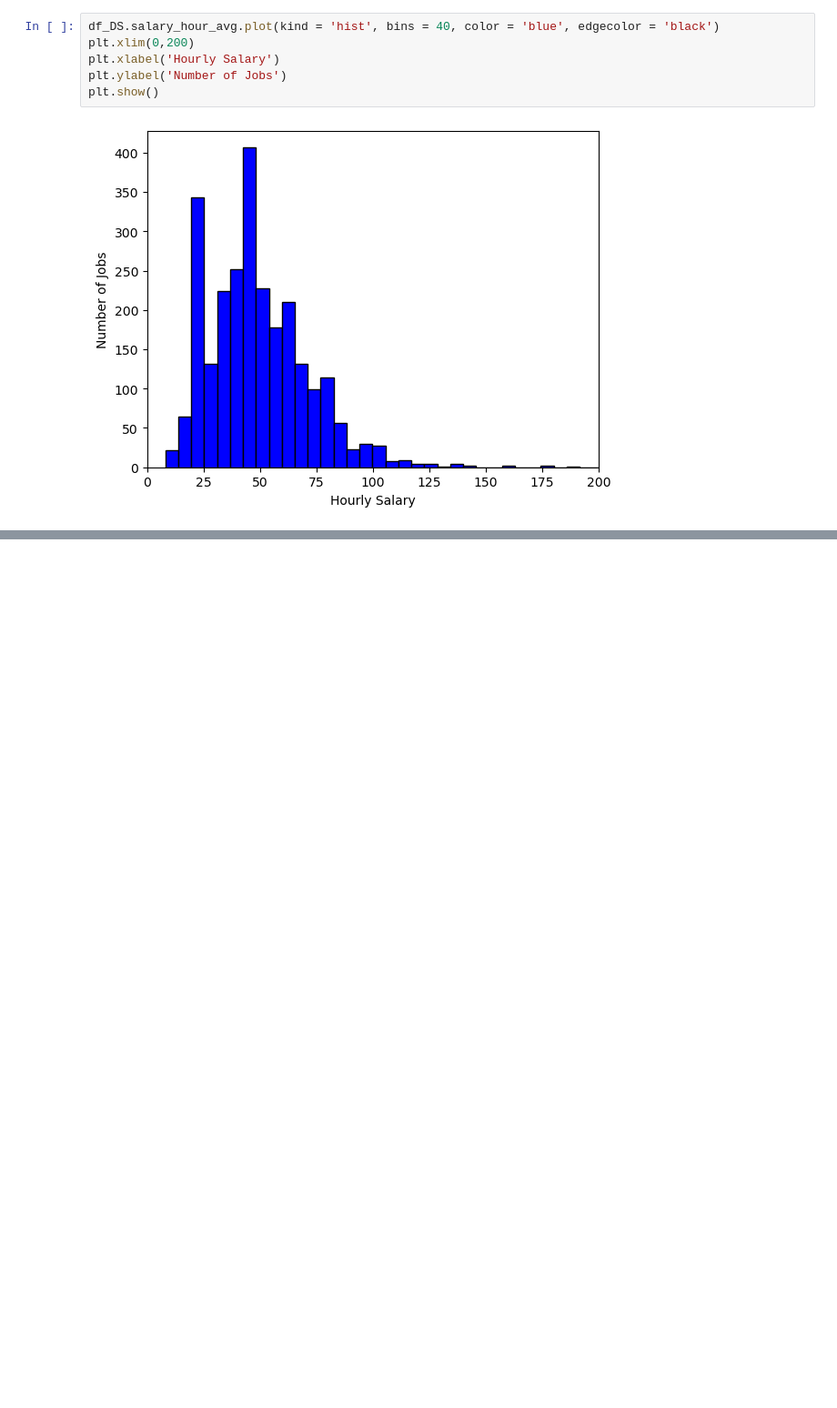
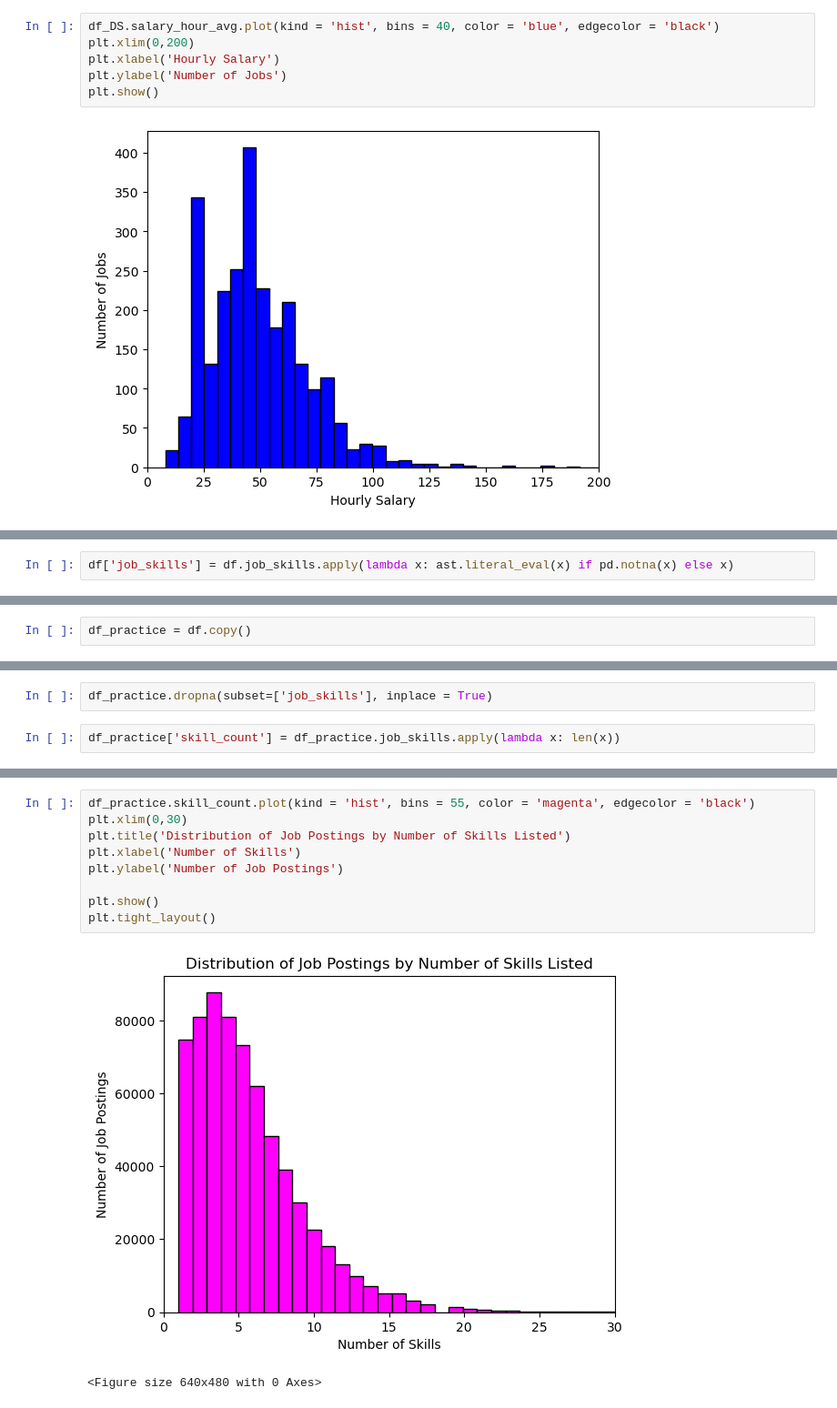
Before and after one commit to arpitkumar47/luke_python_course, a Jupyter notebook: 2_Advanced/2_luke_advanced_matplotlib.ipynb, the cells around one changed output, grey strips where cells are left out. Shown at 91% size. Cells and saved outputs as stored; diff of their text form; blank space fills up the shorter version.

```diff
--- a/2_Advanced/2_luke_advanced_matplotlib.ipynb
+++ b/2_Advanced/2_luke_advanced_matplotlib.ipynb
@@ -1089,0 +1146,2 @@ plt.show()
+# %%
+df['job_skills'] = df.job_skills.apply(lambda x: ast.literal_eval(x) if pd.notna(x) else x)
@@ -1089,0 +1157,2 @@ plt.show()
+# %%
+df_practice = df.copy()
@@ -1089,0 +1165,4 @@ plt.show()
+# %%
+df_practice.dropna(subset=['job_skills'], inplace = True)
+# %%
+df_practice['skill_count'] = df_practice.job_skills.apply(lambda x: len(x))
@@ -1089,0 +1178,12 @@ plt.show()
+# %%
+df_practice.skill_count.plot(kind = 'hist', bins = 55, color = 'magenta', edgecolor = 'black')
+plt.xlim(0,30)
+plt.title('Distribution of Job Postings by Number of Skills Listed')
+plt.xlabel('Number of Skills')
+plt.ylabel('Number of Job Postings')
+
+plt.show()
+plt.tight_layout()
+# %% [output]
+[figure, added]
+<Figure size 640x480 with 0 Axes>
```
Also changed, not shown: parts of 36 cells of this notebook, 12 other files.
